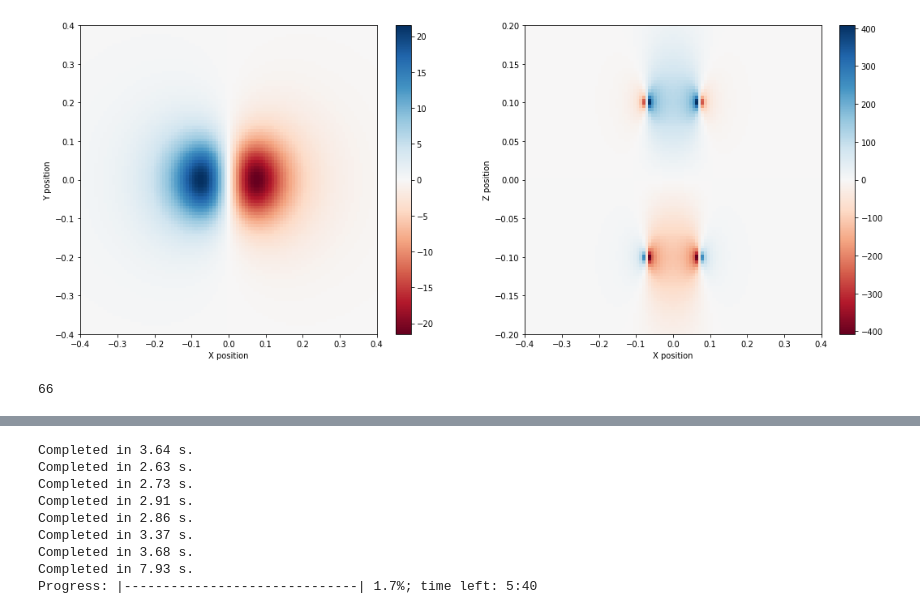
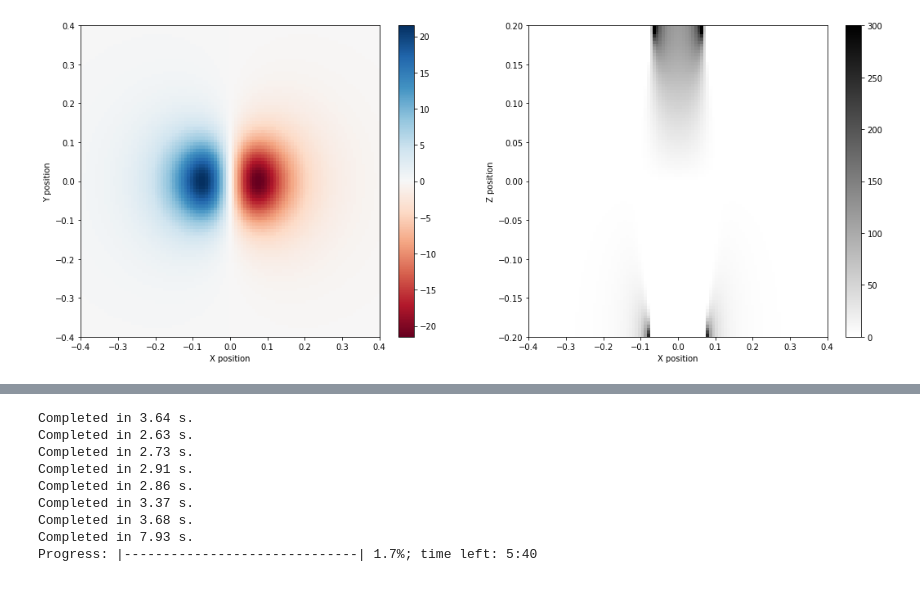
Before and after one commit to DongkyuLim/MgF-simulation, a Jupyter notebook: Practice Note in here.ipynb, the cells around one changed output, grey strips where cells are left out. Saved outputs shown, nothing was run; the diff lists cells and outputs as text; code cells hidden in the pictures.

```diff
--- a/Practice Note in here.ipynb
+++ b/Practice Note in here.ipynb
@@ -229,0 +385,24 @@ array([2.07934078e-15, 3.15801601e-15, 6.36317825e+00])
+# %%
+XX,YY = np.meshgrid(xs,ys,sparse=1,indexing="xy")
+
+it = np.nditer([XX,YY],flags=["refs_ok","multi_index"],op_flags = ["readonly","readonly"])
+
+XYB = np.zeros((101,101))
+
+for xx,yy in tqdm(it):
+    # temp = np.sum(B_approx(np.array([xx,yy,0]))**2)**(1/2)
+    temp = B_approx(np.array([xx,yy,0]))[0]
+    xind,yind = it.multi_index
+    XYB[xind,yind] = temp
+# %%
+XX,ZZ = np.meshgrid(xs,zs,sparse=1,indexing="xy")
+
+it = np.nditer([XX,ZZ],flags=["refs_ok","multi_index"],op_flags = ["readonly","readonly"])
+
+XZB = np.zeros((101,101))
+
+for xx,zz in tqdm(it):
+    # temp = np.sum(B_approx(np.array([xx,0,zz]))**2)**(1/2)
+    temp = B_approx(np.array([xx,0,zz]))[2]
+    xind,zind = it.multi_index
+    XZB[xind,zind] = temp
@@ -235,6 +434,7 @@ it = np.nditer([XX,YY],flags=["refs_ok","multi_index"],op_flags = ["readonly","r
 XYB = np.zeros((101,101))
 
 for xx,yy in tqdm(it):
+    temp = np.sum(Coil_field(4.9,np.array([xx,yy,0]))**2)**(1/2)
     temp = Coil_field(4.9,np.array([xx,yy,0]))[0]
     xind,yind = it.multi_index
     XYB[xind,yind] = temp
@@ -246,25 +446,29 @@ it = np.nditer([XX,ZZ],flags=["refs_ok","multi_index"],op_flags = ["readonly","r
 XZB = np.zeros((101,101))
 
 for xx,zz in tqdm(it):
+    temp = np.sum(Coil_field(4.9,np.array([xx,0,zz]))**2)**(1/2)
     temp = Coil_field(4.9,np.array([xx,0,zz]))[2]
     xind,zind = it.multi_index
     XZB[xind,zind] = temp
 # %%
 fig,ax = plt.subplots(1,2,figsize =(18,7))
 
+# im1 = ax[0].imshow(XYB,extent = (-0.4,0.4,-0.4,0.4),aspect = 'auto',cmap="gist_yarg",origin="lower")
+im2 = ax[1].imshow(XZB,extent = (-0.4,0.4,-0.2,0.2),aspect = 'auto',cmap="gist_yarg",origin="lower")
 im1 = ax[0].imshow(XYB,extent = (-0.4,0.4,-0.4,0.4),aspect = 'auto',cmap="RdBu",origin="lower")
-im2 = ax[1].imshow(XZB,extent = (-0.4,0.4,-0.2,0.2),aspect = 'auto',cmap="RdBu",origin="lower")
+# im2 = ax[1].imshow(XZB,extent = (-0.1,0.1,-0.1,0.1),aspect = 'auto',cmap="RdBu",origin="lower")
 
 cb1 = fig.colorbar(im1,ax = ax[0])
 cb2 = fig.colorbar(im2,ax = ax[1])
-# im2.set_clim([-300,300])
+im2.set_clim([0,300])
 
 ax[0].set_xlabel("X position")
 ax[0].set_ylabel("Y position")
 ax[1].set_xlabel("X position")
 ax[1].set_ylabel("Z position")
 
-fig.savefig("Bfieldfig3.png")
+# fig.savefig("Bfieldfig_real_sqrt.png")
+fig.savefig("B_truth_z.png")
 # %% [output]
-[figure, old version]
+[figure, new version]
 # %%
@@ -459,4 +525,0 @@ laserBeams = Fixed_detune_MgF_MOT(main_detune,sideband_detune,white_detune,3,5,-
-# %%
-len(laserBeams.intensity(t=0))
-# %% [output]
-66
```
Also changed, not shown: parts of 45 cells of this notebook, 9 other files.
